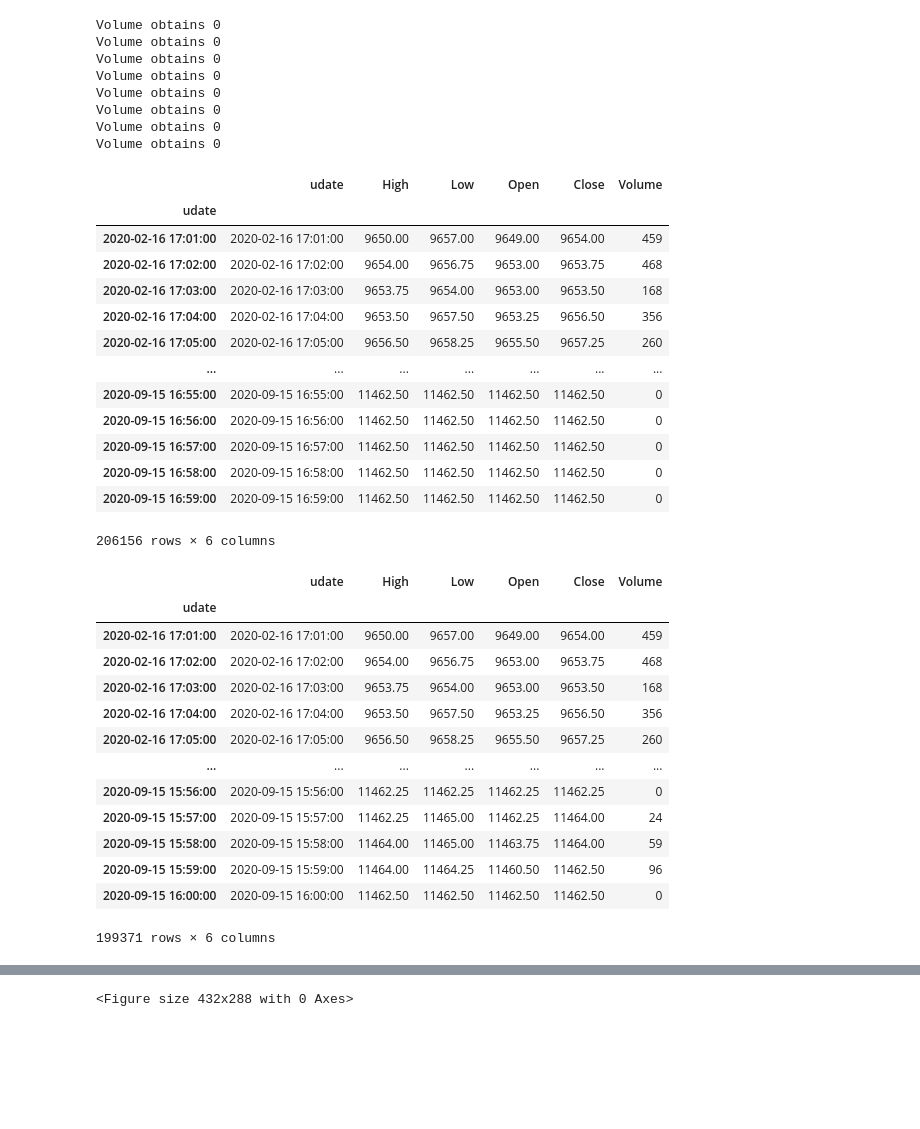
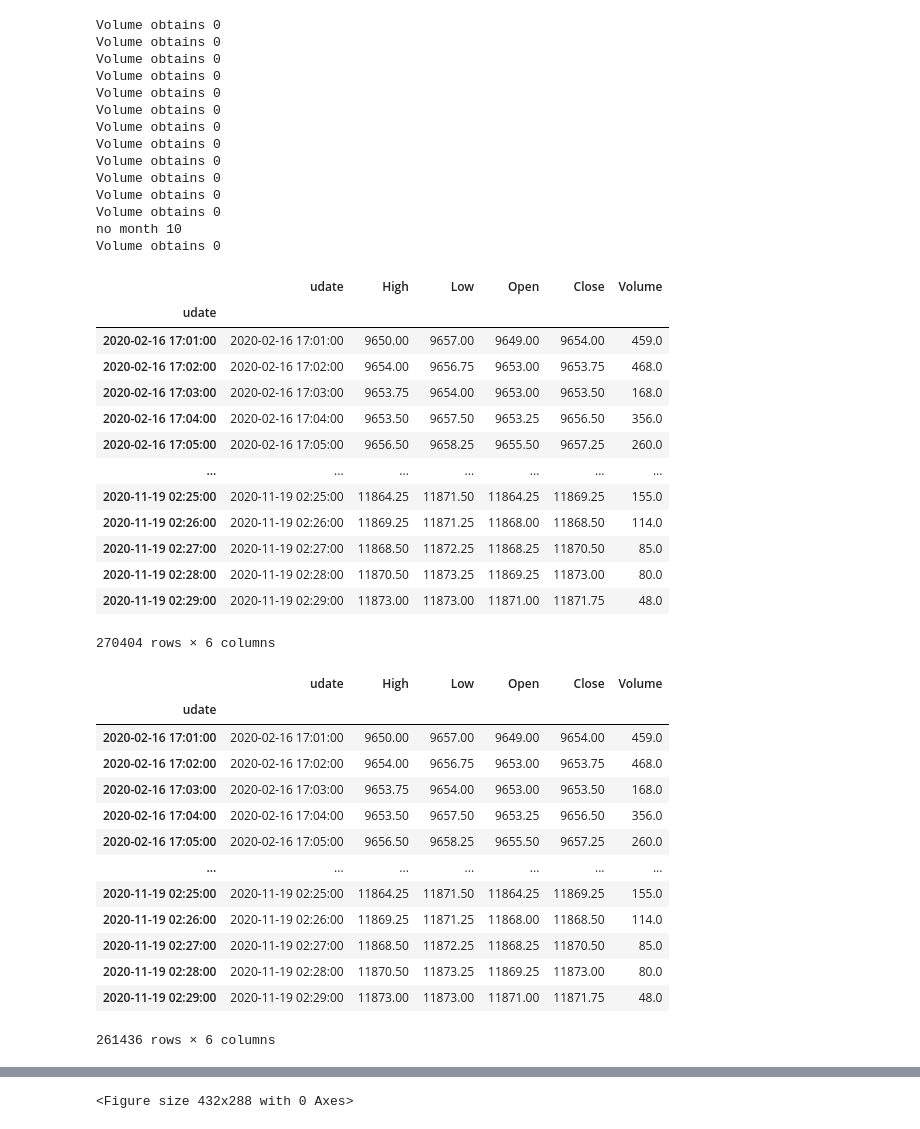
Before and after one commit to webclinic017/dbpower-machine-learning-project, a Jupyter notebook: nq4.ipynb, the cells around one changed output, grey strips where cells are left out. Saved outputs shown, nothing was run; the diff lists cells and outputs as text; code cells hidden in the pictures; blank space fills up the shorter version.

```diff
--- a/nq4.ipynb
+++ b/nq4.ipynb
@@ -64,7 +64,6 @@ def reshape_dataframe(df0):
 
 # 1.1 数据源
 files = []
-"""
 file_1 = os.path.abspath(os.path.join('data', 'nq', 'data', 'nq-20201105.csv'))
 df1_1 = reshape_dataframe(pd.read_csv(file_1))
 files.append(df1_1)
@@ -74,51 +73,59 @@ df1_2 = reshape_dataframe(pd.read_csv(file_2))
 files.append(df1_2)
 
 file_3 = os.path.abspath(os.path.join('data', 'nq', 'data', 'nq-20201110.csv'))
 df1_3 = reshape_dataframe(pd.read_csv(file_3))
 files.append(df1_3)
 
 file_4 = os.path.abspath(os.path.join('data', 'nq', 'data', 'nq-20201111.csv'))
 df1_4 = reshape_dataframe(pd.read_csv(file_4))
 files.append(df1_4)
-"""
 
-for i in range(2, 10):
-    month1 = str(i).zfill(2)
-    file_5 = os.path.abspath(os.path.join('data', 'nq', 'data', 'nq-20-'+month1+'.csv'))
-    df1_5 = reshape_dataframe(pd.read_csv(file_5))
-    files.append(df1_5)
+for i in range(2, 12):
+    try:
+        month1 = str(i).zfill(2)
+        file_5 = os.path.abspath(os.path.join('data', 'nq', 'data', 'nq-20-'+month1+'.csv'))
+        df1_5 = reshape_dataframe(pd.read_csv(file_5))
+        files.append(df1_5)
+    except:
+        print('no month', i)
 
 df2 = pd.concat(files, ignore_index=False)
 
 # 1.2 刪除重覆index
 df2 = df2.groupby(df2.index).first()
 
 # 1.3 排序
 df2.sort_index(axis=0, ascending=True, inplace=True)
 df2
 # %% [output]
 Volume obtains 0
 Volume obtains 0
 Volume obtains 0
 Volume obtains 0
 Volume obtains 0
 Volume obtains 0
 Volume obtains 0
 Volume obtains 0
+Volume obtains 0
+Volume obtains 0
+Volume obtains 0
+Volume obtains 0
+no month 10
+Volume obtains 0
 |  | udate | High | Low | Open | Close | Volume |
 | udate |  |  |  |  |  |  |
-| 2020-02-16 17:01:00 | 2020-02-16 17:01:00 | 9650.00 | 9657.00 | 9649.00 | 9654.00 | 459 |
-| 2020-02-16 17:02:00 | 2020-02-16 17:02:00 | 9654.00 | 9656.75 | 9653.00 | 9653.75 | 468 |
-| 2020-02-16 17:03:00 | 2020-02-16 17:03:00 | 9653.75 | 9654.00 | 9653.00 | 9653.50 | 168 |
-| 2020-02-16 17:04:00 | 2020-02-16 17:04:00 | 9653.50 | 9657.50 | 9653.25 | 9656.50 | 356 |
-| 2020-02-16 17:05:00 | 2020-02-16 17:05:00 | 9656.50 | 9658.25 | 9655.50 | 9657.25 | 260 |
+| 2020-02-16 17:01:00 | 2020-02-16 17:01:00 | 9650.00 | 9657.00 | 9649.00 | 9654.00 | 459.0 |
+| 2020-02-16 17:02:00 | 2020-02-16 17:02:00 | 9654.00 | 9656.75 | 9653.00 | 9653.75 | 468.0 |
+| 2020-02-16 17:03:00 | 2020-02-16 17:03:00 | 9653.75 | 9654.00 | 9653.00 | 9653.50 | 168.0 |
+| 2020-02-16 17:04:00 | 2020-02-16 17:04:00 | 9653.50 | 9657.50 | 9653.25 | 9656.50 | 356.0 |
+| 2020-02-16 17:05:00 | 2020-02-16 17:05:00 | 9656.50 | 9658.25 | 9655.50 | 9657.25 | 260.0 |
 | ... | ... | ... | ... | ... | ... | ... |
-| 2020-09-15 16:55:00 | 2020-09-15 16:55:00 | 11462.50 | 11462.50 | 11462.50 | 11462.50 | 0 |
-| 2020-09-15 16:56:00 | 2020-09-15 16:56:00 | 11462.50 | 11462.50 | 11462.50 | 11462.50 | 0 |
-| 2020-09-15 16:57:00 | 2020-09-15 16:57:00 | 11462.50 | 11462.50 | 11462.50 | 11462.50 | 0 |
-| 2020-09-15 16:58:00 | 2020-09-15 16:58:00 | 11462.50 | 11462.50 | 11462.50 | 11462.50 | 0 |
-| 2020-09-15 16:59:00 | 2020-09-15 16:59:00 | 11462.50 | 11462.50 | 11462.50 | 11462.50 | 0 |
+| 2020-11-19 02:25:00 | 2020-11-19 02:25:00 | 11864.25 | 11871.50 | 11864.25 | 11869.25 | 155.0 |
+| 2020-11-19 02:26:00 | 2020-11-19 02:26:00 | 11869.25 | 11871.25 | 11868.00 | 11868.50 | 114.0 |
+| 2020-11-19 02:27:00 | 2020-11-19 02:27:00 | 11868.50 | 11872.25 | 11868.25 | 11870.50 | 85.0 |
+| 2020-11-19 02:28:00 | 2020-11-19 02:28:00 | 11870.50 | 11873.25 | 11869.25 | 11873.00 | 80.0 |
+| 2020-11-19 02:29:00 | 2020-11-19 02:29:00 | 11873.00 | 11873.00 | 11871.00 | 11871.75 | 48.0 |
-206156 rows × 6 columns
+270404 rows × 6 columns
 # %%
 # 2.0 分包 (日子)
 def separate_daily(df2_1, return_type):
@@ -150,18 +157,18 @@ df3
 # %% [output]
 |  | udate | High | Low | Open | Close | Volume |
 | udate |  |  |  |  |  |  |
-| 2020-02-16 17:01:00 | 2020-02-16 17:01:00 | 9650.00 | 9657.00 | 9649.00 | 9654.00 | 459 |
-| 2020-02-16 17:02:00 | 2020-02-16 17:02:00 | 9654.00 | 9656.75 | 9653.00 | 9653.75 | 468 |
-| 2020-02-16 17:03:00 | 2020-02-16 17:03:00 | 9653.75 | 9654.00 | 9653.00 | 9653.50 | 168 |
-| 2020-02-16 17:04:00 | 2020-02-16 17:04:00 | 9653.50 | 9657.50 | 9653.25 | 9656.50 | 356 |
-| 2020-02-16 17:05:00 | 2020-02-16 17:05:00 | 9656.50 | 9658.25 | 9655.50 | 9657.25 | 260 |
+| 2020-02-16 17:01:00 | 2020-02-16 17:01:00 | 9650.00 | 9657.00 | 9649.00 | 9654.00 | 459.0 |
+| 2020-02-16 17:02:00 | 2020-02-16 17:02:00 | 9654.00 | 9656.75 | 9653.00 | 9653.75 | 468.0 |
+| 2020-02-16 17:03:00 | 2020-02-16 17:03:00 | 9653.75 | 9654.00 | 9653.00 | 9653.50 | 168.0 |
+| 2020-02-16 17:04:00 | 2020-02-16 17:04:00 | 9653.50 | 9657.50 | 9653.25 | 9656.50 | 356.0 |
+| 2020-02-16 17:05:00 | 2020-02-16 17:05:00 | 9656.50 | 9658.25 | 9655.50 | 9657.25 | 260.0 |
 | ... | ... | ... | ... | ... | ... | ... |
-| 2020-09-15 15:56:00 | 2020-09-15 15:56:00 | 11462.25 | 11462.25 | 11462.25 | 11462.25 | 0 |
-| 2020-09-15 15:57:00 | 2020-09-15 15:57:00 | 11462.25 | 11465.00 | 11462.25 | 11464.00 | 24 |
-| 2020-09-15 15:58:00 | 2020-09-15 15:58:00 | 11464.00 | 11465.00 | 11463.75 | 11464.00 | 59 |
-| 2020-09-15 15:59:00 | 2020-09-15 15:59:00 | 11464.00 | 11464.25 | 11460.50 | 11462.50 | 96 |
-| 2020-09-15 16:00:00 | 2020-09-15 16:00:00 | 11462.50 | 11462.50 | 11462.50 | 11462.50 | 0 |
+| 2020-11-19 02:25:00 | 2020-11-19 02:25:00 | 11864.25 | 11871.50 | 11864.25 | 11869.25 | 155.0 |
+| 2020-11-19 02:26:00 | 2020-11-19 02:26:00 | 11869.25 | 11871.25 | 11868.00 | 11868.50 | 114.0 |
+| 2020-11-19 02:27:00 | 2020-11-19 02:27:00 | 11868.50 | 11872.25 | 11868.25 | 11870.50 | 85.0 |
+| 2020-11-19 02:28:00 | 2020-11-19 02:28:00 | 11870.50 | 11873.25 | 11869.25 | 11873.00 | 80.0 |
+| 2020-11-19 02:29:00 | 2020-11-19 02:29:00 | 11873.00 | 11873.00 | 11871.00 | 11871.75 | 48.0 |
-199371 rows × 6 columns
+261436 rows × 6 columns
 # %%
 # 3.0 技術指標
 highs = np.array(df3['High'], dtype='float')
```
Also changed, not shown: parts of 10 cells of this notebook, 1 other file.
